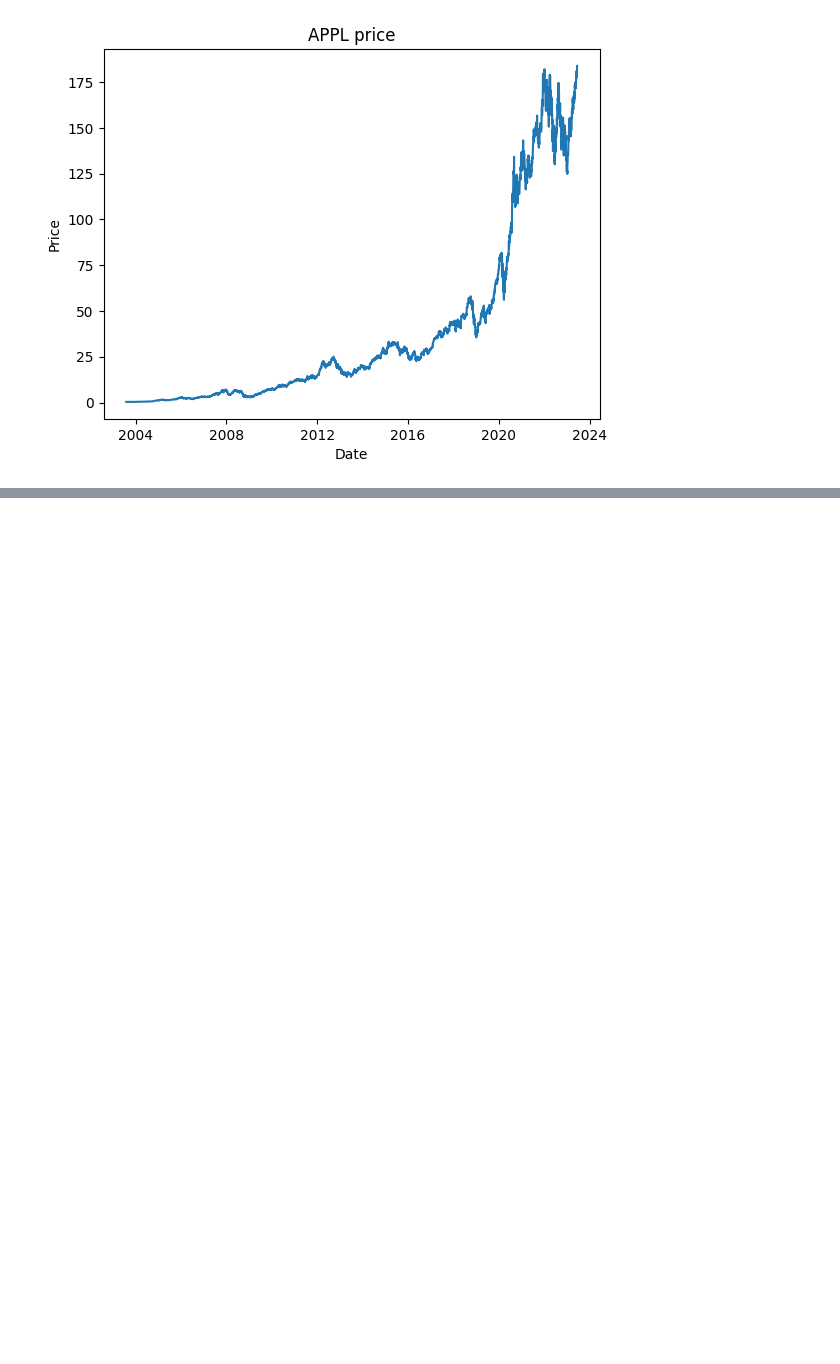
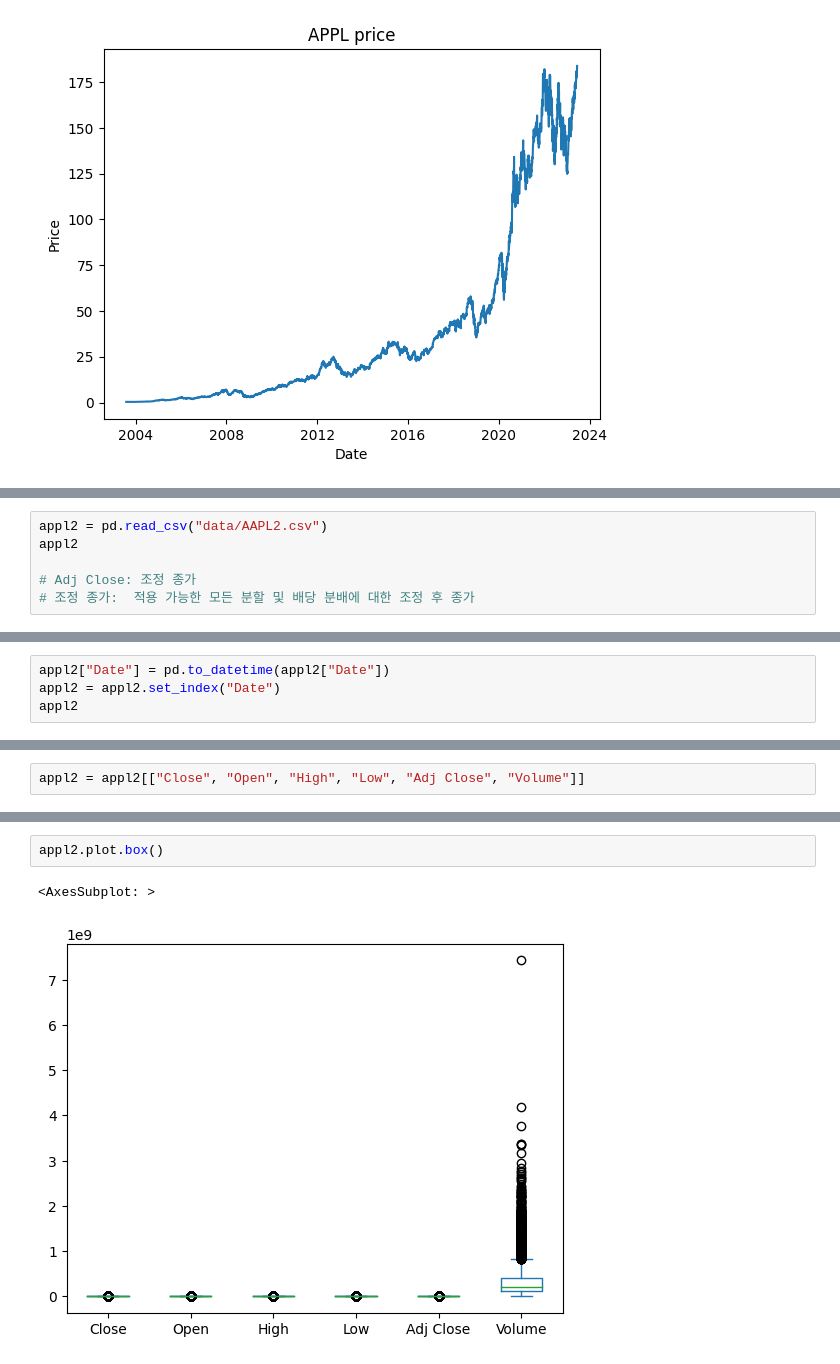
Before and after one commit to HaseongJung/stock-forecasting, a Jupyter notebook: stockPredict.ipynb, the cells around one changed output, grey strips where cells are left out. Cells and saved outputs as stored; diff of their text form; blank space fills up the shorter version.

```diff
--- a/stockPredict.ipynb
+++ b/stockPredict.ipynb
@@ -231,0 +261,6 @@ R^2:           0.9996010906521906
+# %%
+appl2 = pd.read_csv("data/AAPL2.csv")
+appl2
+
+# Adj Close: 조정 종가
+# 조정 종가:  적용 가능한 모든 분할 및 배당 분배에 대한 조정 후 종가
@@ -231,0 +309,4 @@ R^2:           0.9996010906521906
+# %%
+appl2["Date"] = pd.to_datetime(appl2["Date"])
+appl2 = appl2.set_index("Date")
+appl2
@@ -231,0 +328,2 @@ R^2:           0.9996010906521906
+# %%
+appl2 = appl2[["Close", "Open", "High", "Low", "Adj Close", "Volume"]]
@@ -231,0 +342,5 @@ R^2:           0.9996010906521906
+# %%
+appl2.plot.box()
+# %% [output]
+<AxesSubplot: >
+[figure, added]
```
Also changed, not shown: parts of 19 cells of this notebook, 1 other file.
